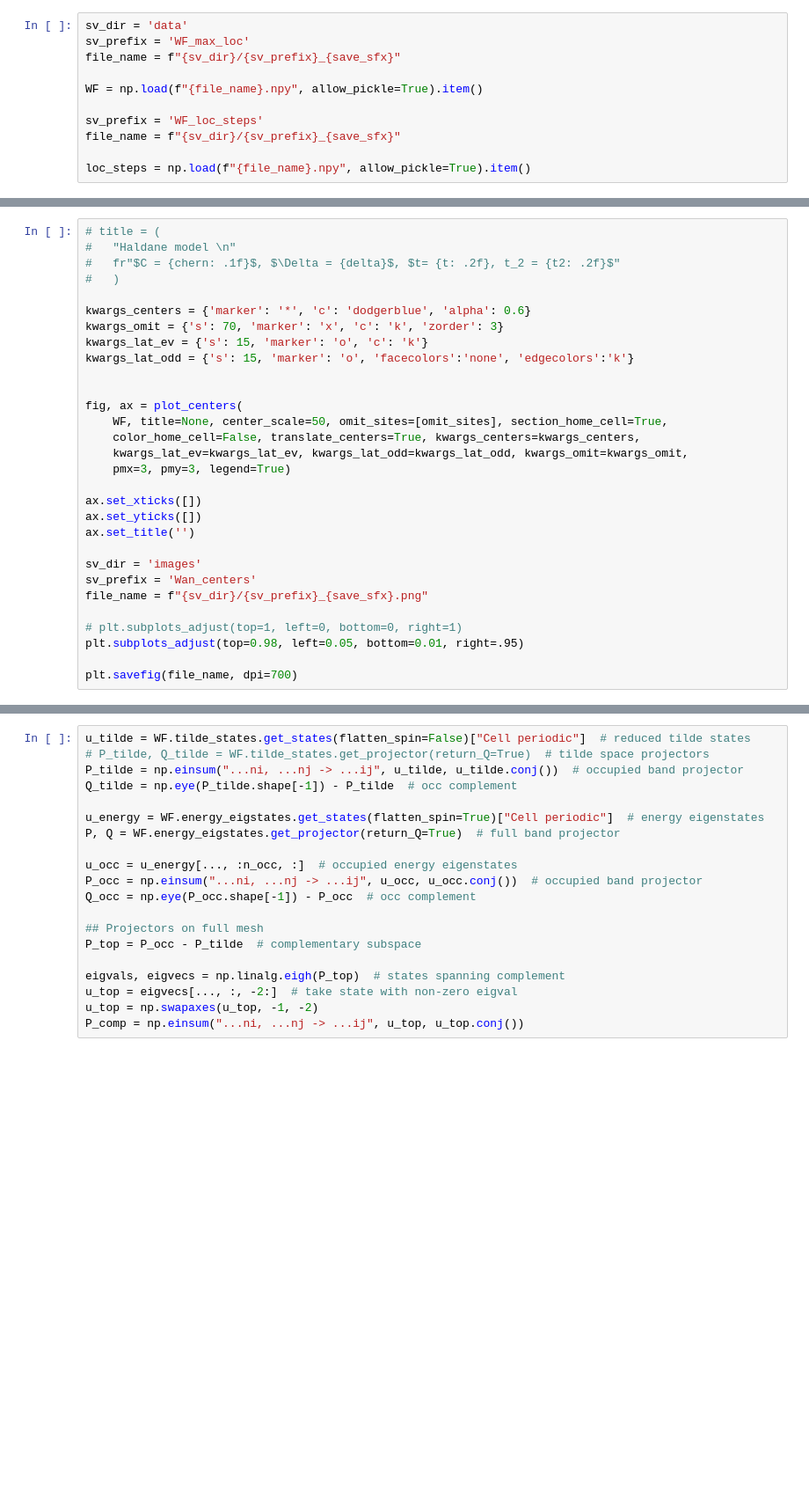
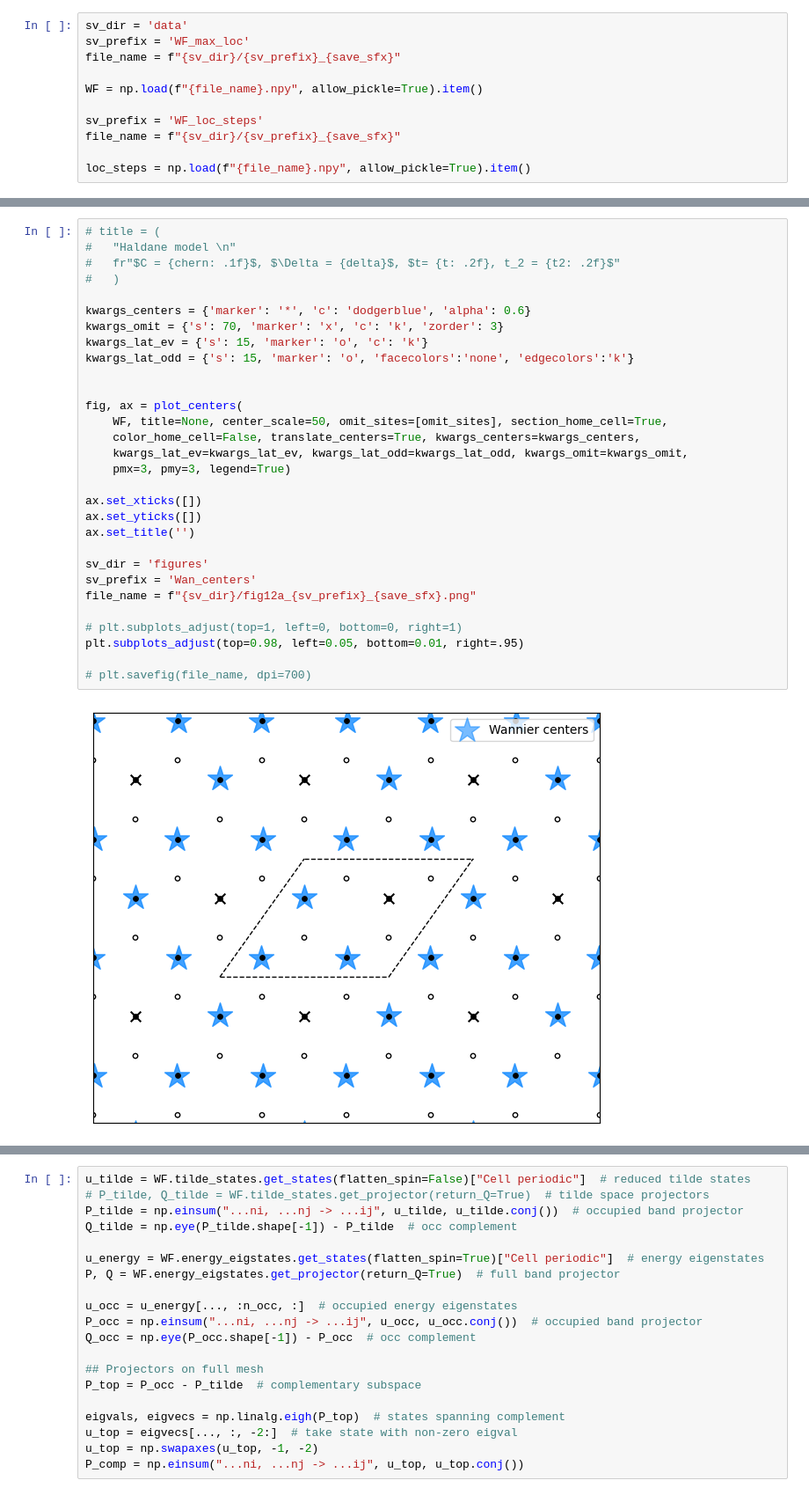
Before and after one commit to treycole/reduced-wannier-representation, a Jupyter notebook: calculations/fig12_13.ipynb, the cells around one changed output, grey strips where cells are left out. Shown: that part at 88% size. Drawn from its saved outputs; the diff is of its cells as text; blank space fills up the shorter version.

```diff
--- a/calculations/fig12_13.ipynb
+++ b/calculations/fig12_13.ipynb
@@ -84,32 +113,34 @@ plt.savefig(f'images/decay_and_dens_{save_sfx}.png', dpi=700)
 # %%
 # title = (
 #   "Haldane model \n"
 #   fr"$C = {chern: .1f}$, $\Delta = {delta}$, $t= {t: .2f}, t_2 = {t2: .2f}$"
 #   )
 
 kwargs_centers = {'marker': '*', 'c': 'dodgerblue', 'alpha': 0.6}
 kwargs_omit = {'s': 70, 'marker': 'x', 'c': 'k', 'zorder': 3}
 kwargs_lat_ev = {'s': 15, 'marker': 'o', 'c': 'k'}
 kwargs_lat_odd = {'s': 15, 'marker': 'o', 'facecolors':'none', 'edgecolors':'k'}
 
 
 fig, ax = plot_centers(
     WF, title=None, center_scale=50, omit_sites=[omit_sites], section_home_cell=True,
     color_home_cell=False, translate_centers=True, kwargs_centers=kwargs_centers,
     kwargs_lat_ev=kwargs_lat_ev, kwargs_lat_odd=kwargs_lat_odd, kwargs_omit=kwargs_omit,
     pmx=3, pmy=3, legend=True)
 
 ax.set_xticks([])
 ax.set_yticks([])
 ax.set_title('')
 
-sv_dir = 'images'
+sv_dir = 'figures'
 sv_prefix = 'Wan_centers'
-file_name = f"{sv_dir}/{sv_prefix}_{save_sfx}.png"
+file_name = f"{sv_dir}/fig12a_{sv_prefix}_{save_sfx}.png"
 
 # plt.subplots_adjust(top=1, left=0, bottom=0, right=1)
 plt.subplots_adjust(top=0.98, left=0.05, bottom=0.01, right=.95)
 
-plt.savefig(file_name, dpi=700)
+# plt.savefig(file_name, dpi=700)
+# %% [output]
+[figure, added]
 # %%
 WF.tilde_states.get_states()["Cell periodic"].shape
```
Also changed, not shown: parts of 22 cells of this notebook, 32 other files.
